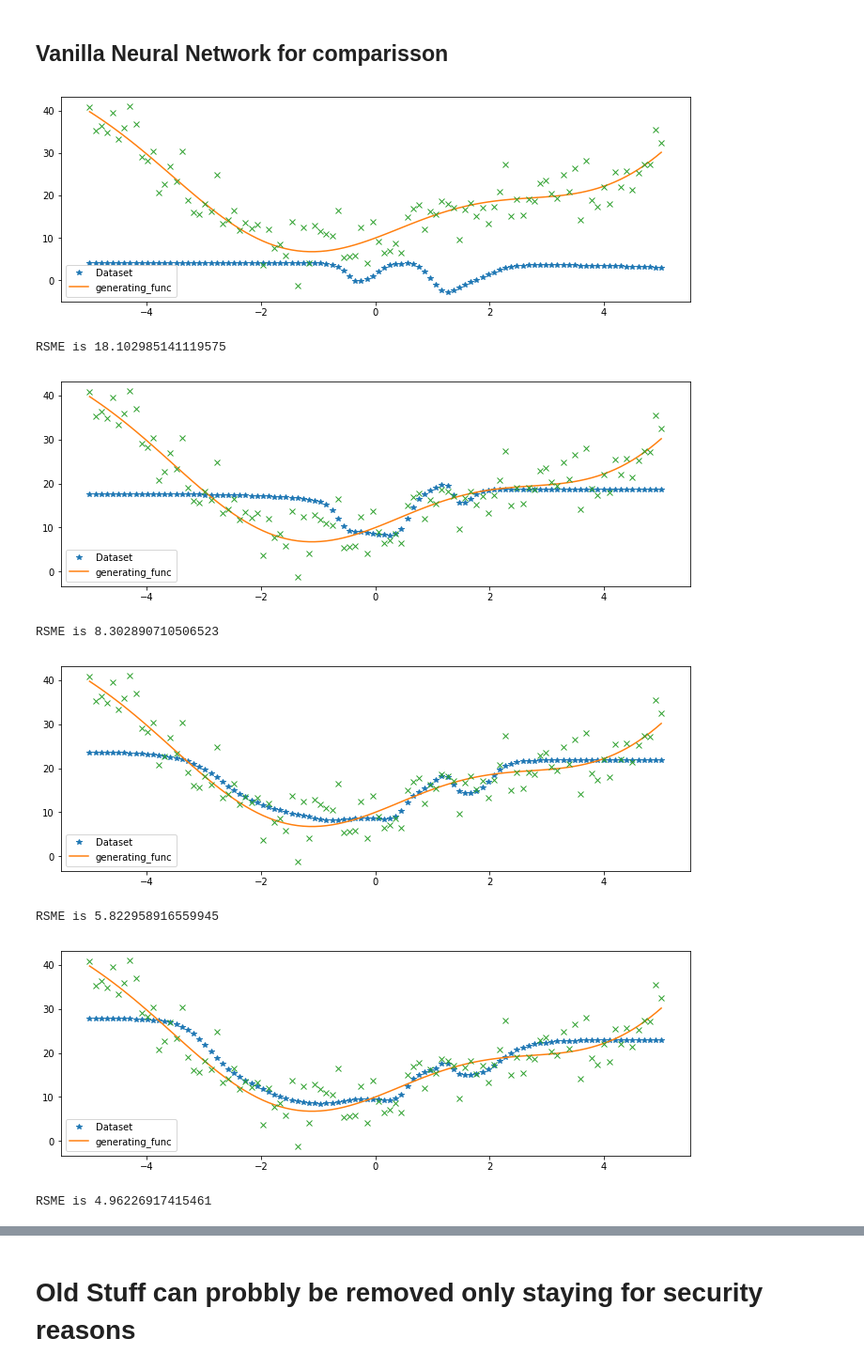
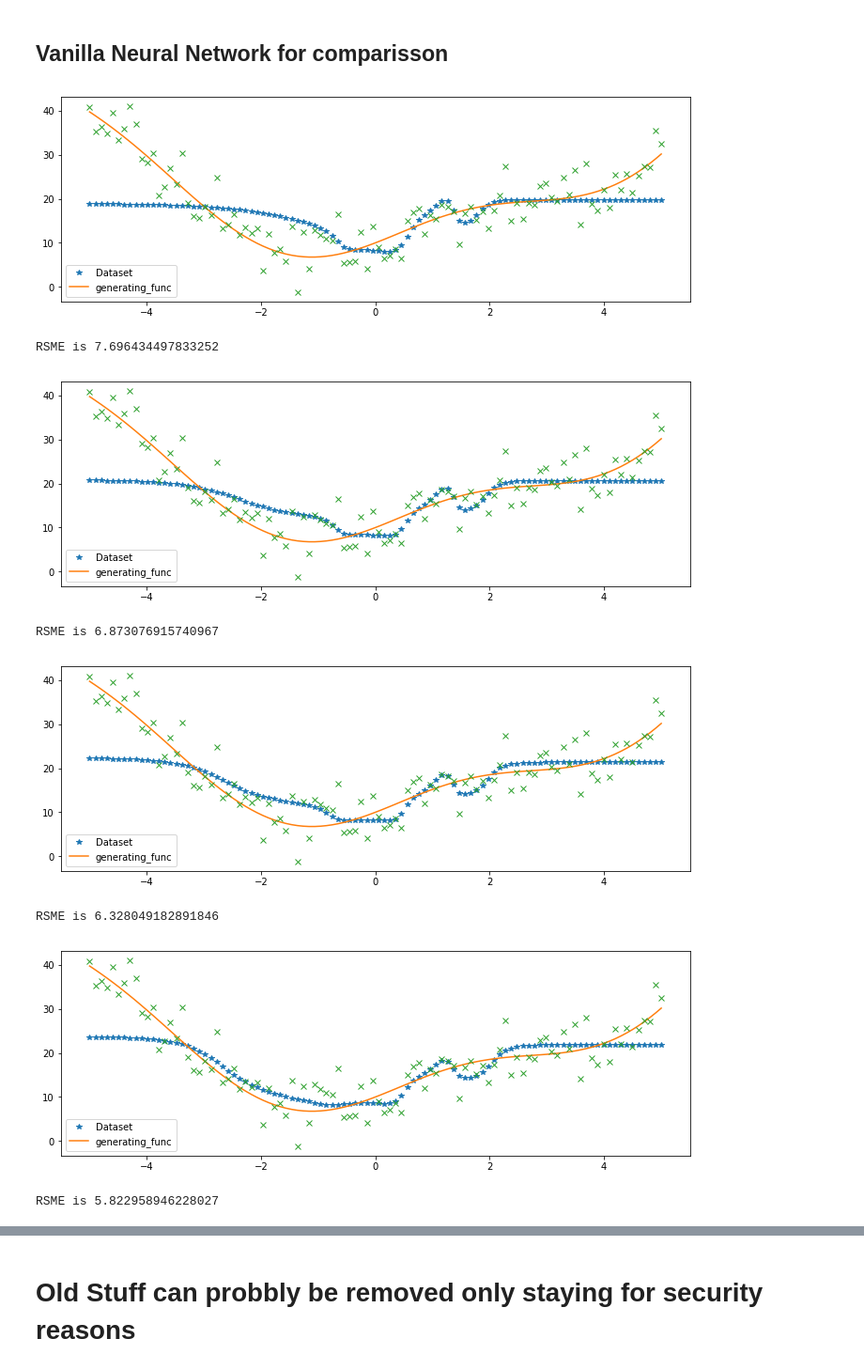
Before and after one commit to wooohoooo/Master-Thesis, a Jupyter notebook: Estimators_elaborate.ipynb, the cells around one changed output, grey strips where cells are left out. Shown at 94% size. Drawn from its saved outputs; the diff is of its cells as text; code cells hidden in the pictures.

```diff
--- a/Estimators_elaborate.ipynb
+++ b/Estimators_elaborate.ipynb
@@ -100,7 +102,7 @@ Link: http://proceedings.mlr.press/v48/gal16.html
 # Preparations
 # %%
 num_epochs = 10
-num_eps = 75
+num_eps = 25#75
 seed = 43#43 is cool 101 1011
 params = {'num_neurons':[10,10,10],
           'num_epochs':num_epochs,
@@ -232,21 +241,2 @@ plt.plot(np.squeeze(gauss_error_list))
 # %% [markdown]
 ## GaussianLearningRateEstimator
-# %%
-gauss_lr_error_list = []
-for i in range(num_eps):
-    errors = gauss_lr.train_and_evaluate(X,y)
-    gauss_lr_error_list += errors
-    #gauss_lr.train(X,y)
-    #vanilla.train(X,y)
-    if i%20 ==0:
-        gauss_preds = gauss_lr.predict(X)
-        gauss_var = gauss_lr.predict_var(X)
-
-        #3lr_preds = gauss_lr.predict(X)
-        #lr_var = gauss_lr.predict_var(X)
-
-        #vanilla_preds = vanilla.predict(X)
-        plot_prediction(X,gauss_preds,sorted_index,gauss_var,generating_func=generate_sinoid)
-        plt.plot(X,y,'x')
-        plt.show()
-        evaluate_model(X,y,gauss_preds,var=gauss_var)
@@ -282,27 +297,22 @@ plt.plot(np.squeeze(gauss_lr_error_list))
 # %%
 vanilla_errors = []
 for i in range(num_eps):
-    #vanilla_errors+=vanilla.train_and_evaluate(X,y)
-    #gauss_lr.train(X,y)
+
     vanilla.train(X,y)
-    if i%20 ==0:
-        #gauss_preds = vanilla.predict(X)
-        #gauss_var = vanilla.predict_var(X)
+    if i%(num_eps/5) ==0:
 
-        #3lr_preds = gauss_lr.predict(X)
-        #lr_var = gauss_lr.predict_var(X)
 
         vanilla_preds = vanilla.predict(X)
         plot_prediction(X,vanilla_preds,sorted_index,generating_func=generate_sinoid)
         plt.plot(X,y,'x')
         plt.show()
         evaluate_model(X,y,vanilla_preds)
 # %% [output]
-[figure, old version]
+[figure, new version]
-RSME is 18.102985141119575
+RSME is 7.696434497833252
-[figure, old version]
+[figure, new version]
-RSME is 8.302890710506523
+RSME is 6.873076915740967
-[figure, old version]
+[figure, new version]
-RSME is 5.822958916559945
+RSME is 6.328049182891846
-[figure, old version]
+[figure, new version]
-RSME is 4.96226917415461
+RSME is 5.822958946228027
```
Also changed, not shown: parts of 26 cells of this notebook, 3 other files.
